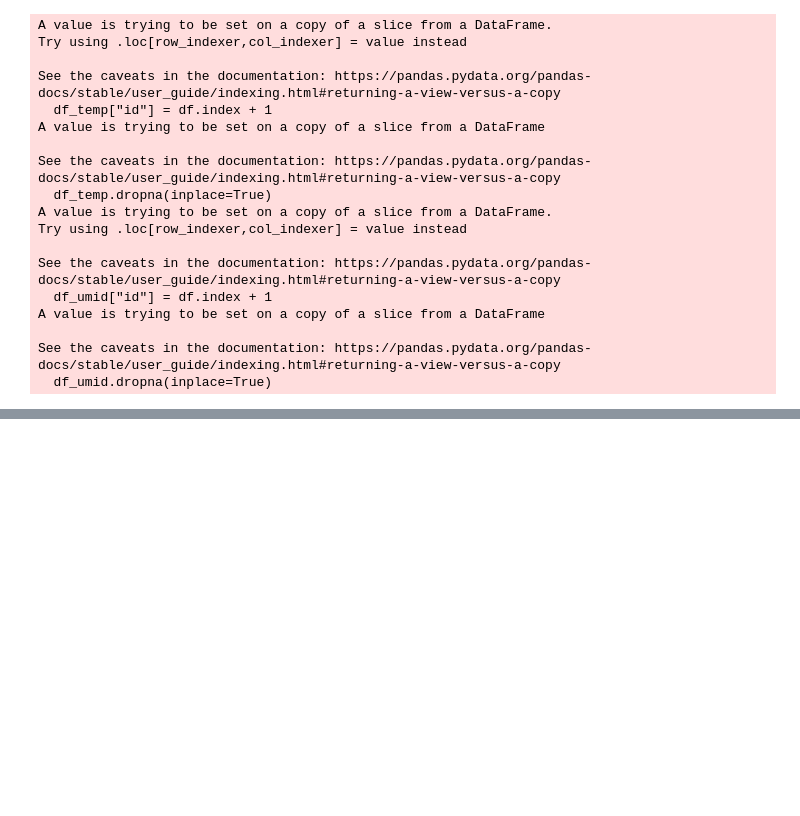
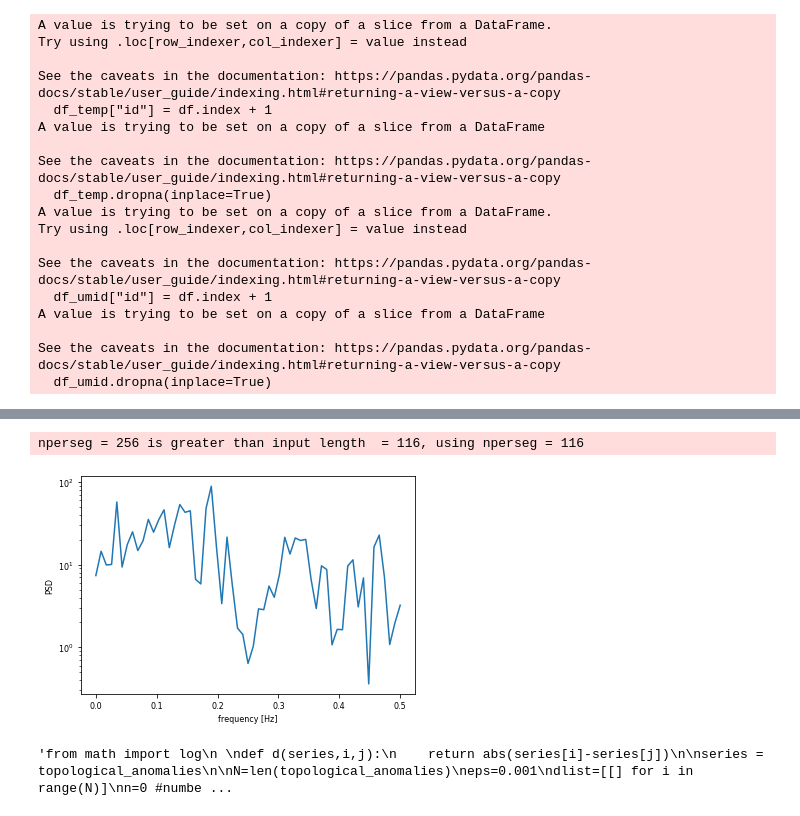
Before and after one commit to AndersonRodr/algorithms-detect-anomalies, a Jupyter notebook: TDA_Detecting anomaliesData.ipynb, the cells around one changed output, grey strips where cells are left out. Drawn from its saved outputs; the diff is of its cells as text; code cells hidden in the pictures; blank space fills up the shorter version.

```diff
--- a/TDA_Detecting anomaliesData.ipynb
+++ b/TDA_Detecting anomaliesData.ipynb
@@ -463,0 +549,68 @@ print (betti_succ_dists)
+# %%
+topological_anomalies = [5.422793618077659, 6.620402568244117, 6.460372628853965, 9.112675734098493,
+         9.42072016600494, 5.726292657708931, 5.734641540648667, 5.314838836590941,
+         4.8715966456574336, 4.792785581179824, 9.341643051942619, 8.288270153719871,
+         5.167355176234484, 5.810806749933302, 7.288798266393237, 10.295322579196558,
+         8.227262016838667, 8.814729880587034, 11.598833729271284, 15.184845461280844,
+         13.00034252342112, 6.180389632197471, 7.168333169960712, 13.575382617594414,
+         12.091971892637948, 12.306915272172981, 8.22479502577233, 5.7727387162825785,
+         8.117281068371417, 11.507152574730847, 9.892837641323839, 4.816542691062731,
+         9.983007264578971, 5.686054561016271, 7.291443783902022, 5.944308536967043,
+         4.870403438760855, 5.633672511037311, 8.226208218817687, 10.117035089697408,
+         10.543058879331614, 8.642288675296774, 6.406927353169162, 9.931222610878468,
+         8.017914945806838, 9.388415260979317, 11.820192952402609, 11.007056070555077,
+         5.90323012278647, 10.355791933392965, 11.889029428701068, 9.060932006158831,
+         8.93885570708187, 8.15753724930577, 7.6447622324597395, 11.98751428946445,
+         18.325402213489923, 8.535987982132994, 8.664548506534135, 4.444103056702381,
+         5.685229357913538, 11.098722610951704, 12.712764852002266, 9.257114541526025,
+         11.75578765303877, 10.248827005513164, 8.486972365408116, 6.462779608222943,
+         6.772527955467009, 5.220771652374455, 7.136844983606287, 8.351410508400832,
+         9.499410880437505, 9.086910408726688, 7.709513285828024, 15.43388709275804,
+         12.343534369411223, 16.26373688933888, 12.21789688865463, 7.016887769230209,
+         7.685841546218705, 6.259117293886354, 10.452856048987204, 9.966963087914545,
+         12.758485797749087, 8.820779811557237, 6.208735991760022, 5.677617024468578,
+         9.143639711763536, 7.82593262735324, 10.37123932395114, 9.91360628238942,
+         9.418086755164651, 9.950379204536453, 7.827164724897847, 6.954479749842309,
+         5.358638027928933, 6.742239744703953, 10.600386544810595, 8.508686389828055,
+         6.38321682140792, 6.943691099619255, 11.495685331548575, 9.910995726924194,
+         16.62076835047131, 7.471140752832815, 6.301142806301823, 5.16274414647015,
+         6.966451975428165, 6.4996387004638265, 18.55636219148871, 9.283273286216138,
+         5.812588909518284, 7.890723532033325, 11.302471423214495, 8.987029014325268]
+# %%
+from scipy.signal import welch
+
+f, Pxx_den = welch(topological_anomalies)
+plt.semilogy(f, Pxx_den)
+
+plt.xlabel('frequency [Hz]')
+plt.ylabel('PSD')
+plt.show()
+# %% [output]
+nperseg = 256 is greater than input length  = 116, using nperseg = 116
+[figure, added]
+# %%
+'''from math import log
+
+def d(series,i,j):
+    return abs(series[i]-series[j])
+
+series = topological_anomalies
+
+N=len(topological_anomalies)
+eps=0.001
+dlist=[[] for i in range(N)]
+n=0 #number of nearby pairs found
+for i in range(N):
+    for j in range(i+1,N):
+        if d(series,i,j) < eps:
+            n+=1
+            print (n)
+            for k in range(min(N-i,N-j)):
+                dlist[k].append(log(d(series,i+k,j+k)))
+
+for i in range(len(dlist)):
+    if len(dlist[i]):
+        print (f, i, sum(dlist[i])/len(dlist[i]))
+        print ()'''
+# %% [output]
+'from math import log\n \ndef d(series,i,j):\n    return abs(series[i]-series[j])\n\nseries = topological_anomalies\n\nN=len(topological_anomalies)\neps=0.001\ndlist=[[] for i in range(N)]\nn=0 #numbe ...
```
Also changed, not shown: parts of 26 cells of this notebook.
